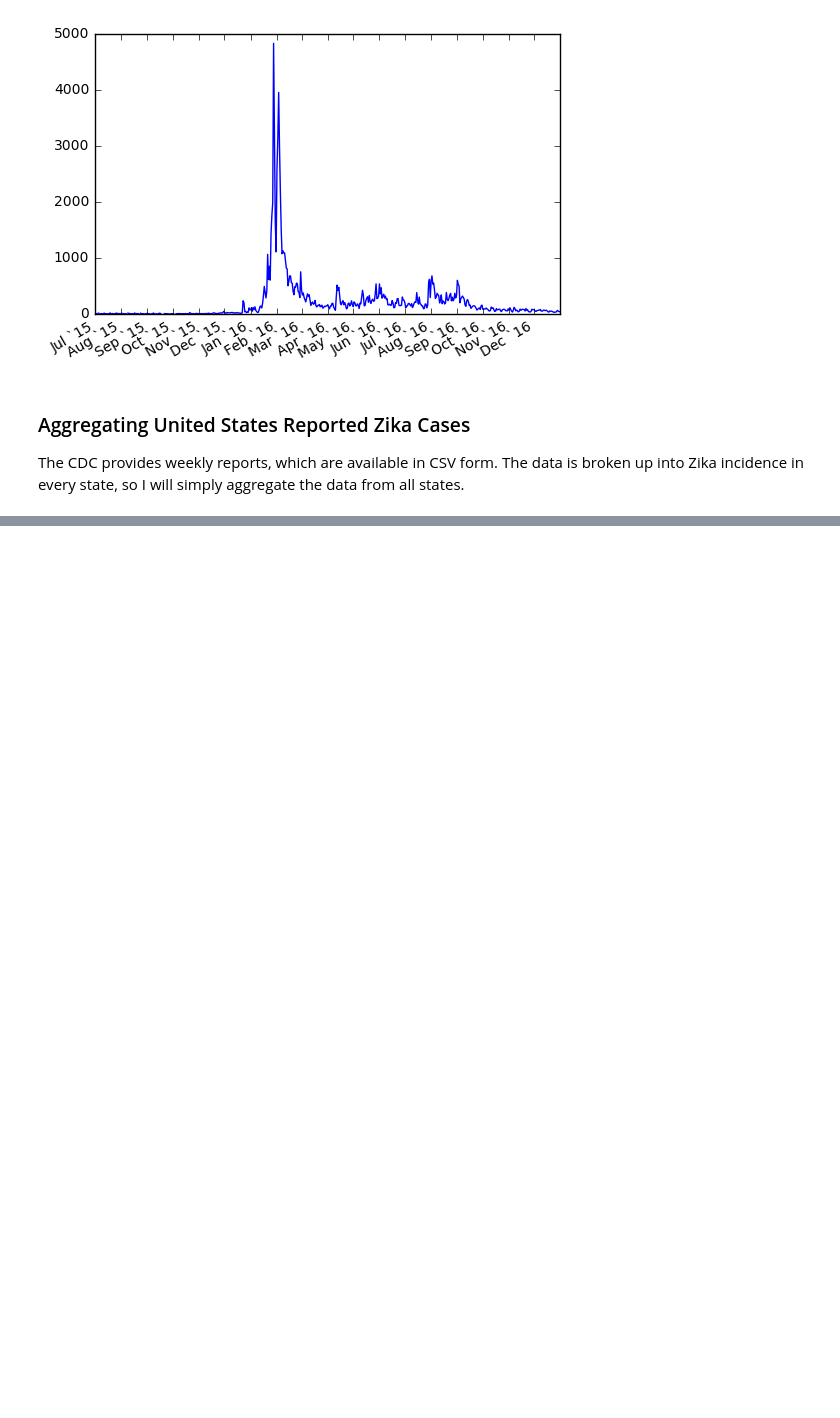
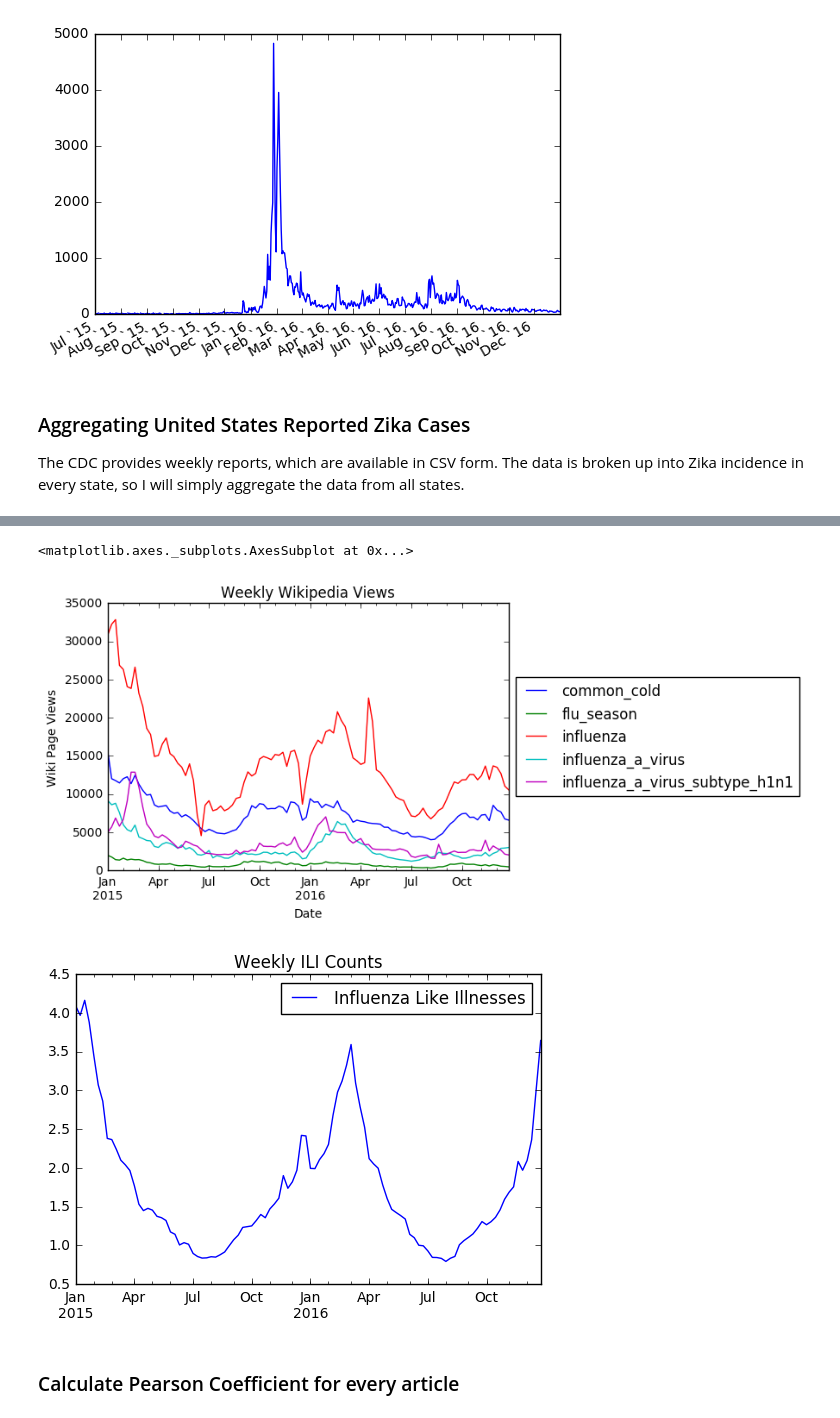
Before and after one commit to wcwagner/wikidemics, a Jupyter notebook: start.ipynb, the cells around one changed output, grey strips where cells are left out. Cells and saved outputs as stored; diff of their text form; code cells hidden in the pictures; blank space fills up the shorter version.

Commit message:
Started looking into US influenza model

```diff
--- a/start.ipynb
+++ b/start.ipynb
@@ -86,0 +97,23 @@ weekly.plot(title="USA Zika Reported Cases")
+# %%
+import epidata as delphi_epidata
+epidata = delphi_epidata.Epidata()
+
+fluArticles = ['influenza', 'common_cold', 'flu_season',
+               'influenza_a_virus', 'influenza_a_virus_subtype_h1n1']
+# API calls to the delphi epidata API
+iliData = epidata.fluview('nat', epidata.range(201501, 201652))['epidata']
+fluViewsData = ep.wiki(fluArticles, epiweeks=epidata.range(201501, 201652))['epidata']
+
+weeklyILIcounts = [ week['ili'] for week in iliData ]
+epiweeks = [ str(week['epiweek']) for week in iliData ]
+# want to corece epiweek strings, e.g. 201601 to datetimes, to facilitate creating a pandas timeseries
+datetimes = [datetime.strptime(d + '-1', '%Y%W-%w') for d in epiweeks]
+
+fluArticleViews = defaultdict(list)
+for week in fluViewsData:
+    article, weeklyViews = week['article'], week['count']
+    fluArticleViews[article].append(weeklyViews)
+
+# create pandas dataframe timeseries for the respective data
+weeklyILIdf = pd.DataFrame(weeklyILIcounts, index=datetimes, columns=['ILI'])
+fluViewsDf = pd.DataFrame(fluArticleViews, index=datetimes)
@@ -86,0 +138,11 @@ weekly.plot(title="USA Zika Reported Cases")
+# %%
+fluViewsDf.plot(title='Weekly Wikipedia Views')
+plt.legend(loc='center left', bbox_to_anchor=(1.0, 0.5))
+plt.ylabel('Wiki Page Views'), plt.xlabel('Date')
+weeklyILIdf.plot(title='Weekly ILI Counts')
+# %% [output]
+<matplotlib.axes._subplots.AxesSubplot at 0x...>
+[figure, added]
+[figure, added]
+# %% [markdown]
+### Calculate Pearson Coefficient for every article
```
Also changed, not shown: parts of 10 cells of this notebook, 1 other file.
